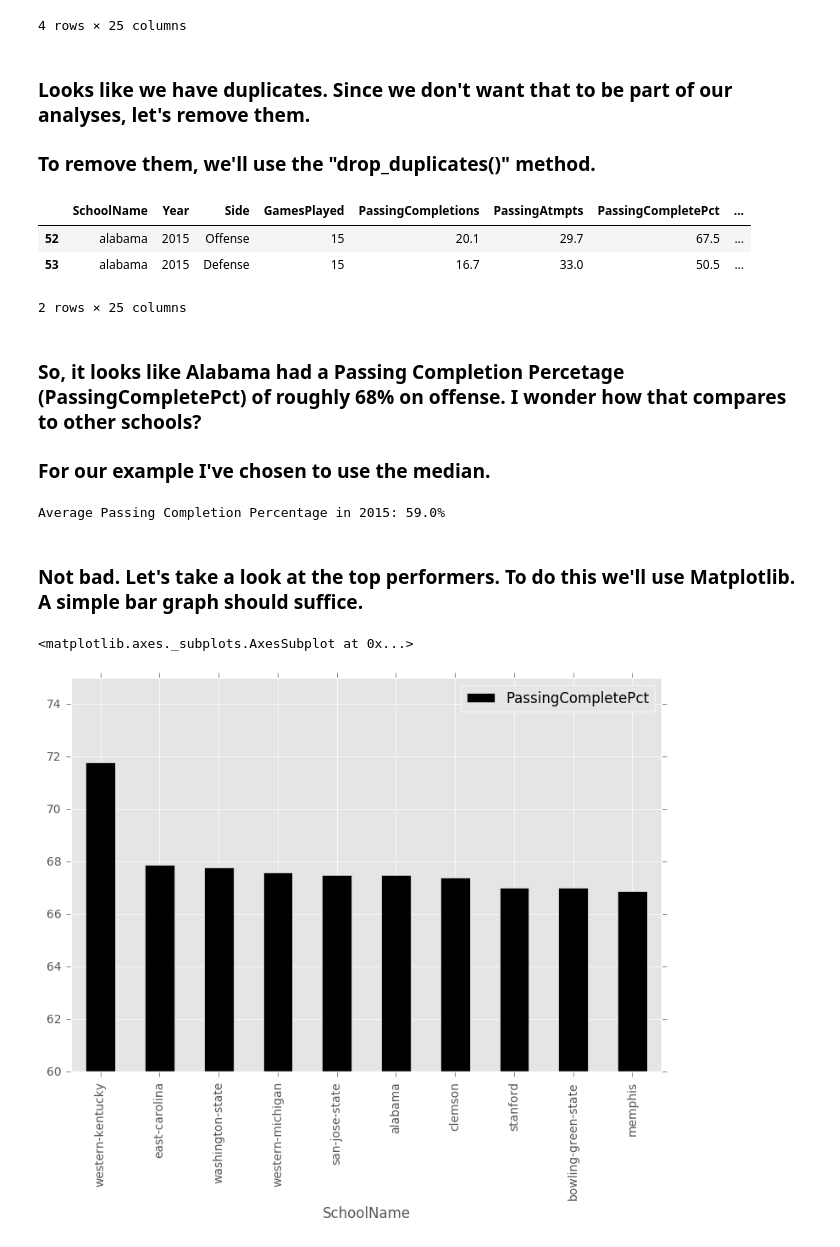
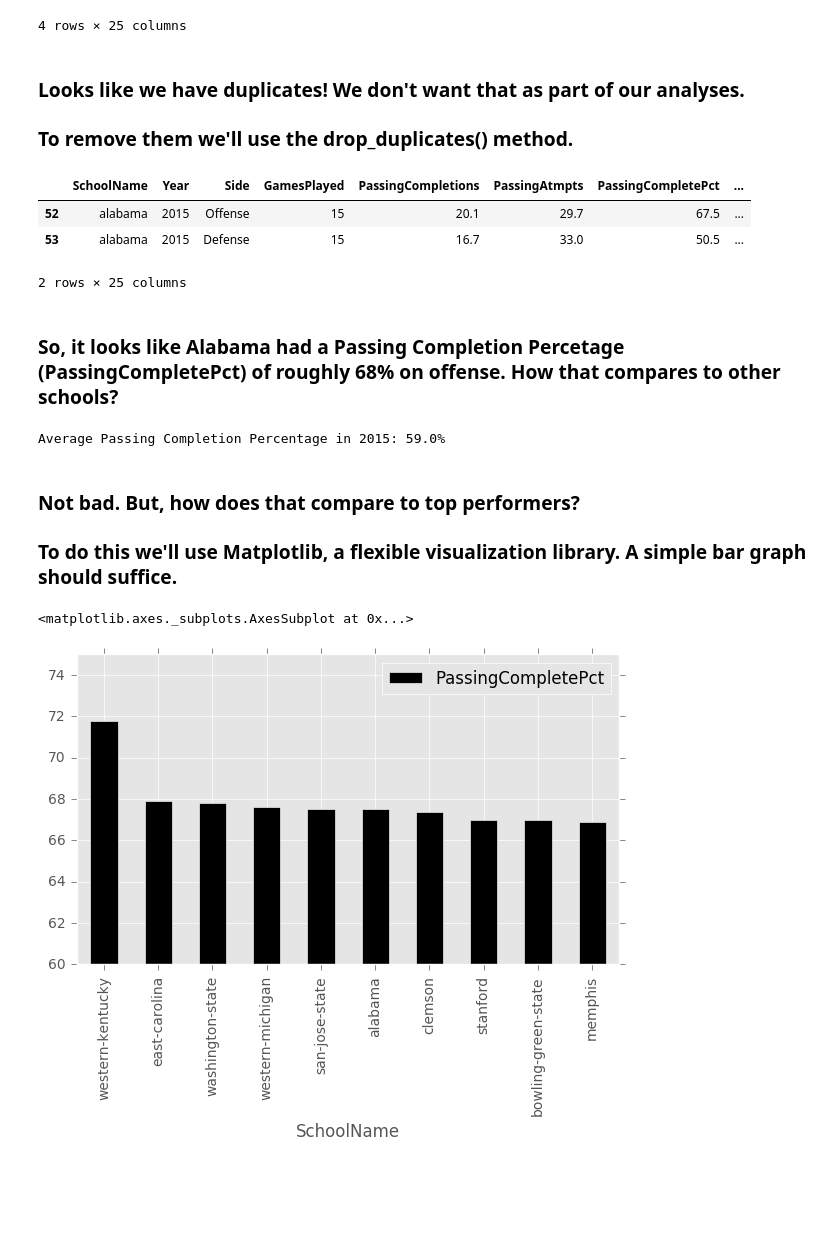
Before and after one commit to a-orangetree/College_Football_Scrape, a Jupyter notebook: SampleAnalysisUsingPython&JupyterNotebook.ipynb, the cells around one changed output. Drawn from its saved outputs; the diff is of its cells as text; code cells hidden in the pictures; blank space fills up the shorter version.

```diff
--- a/SampleAnalysisUsingPython&JupyterNotebook.ipynb
+++ b/SampleAnalysisUsingPython&JupyterNotebook.ipynb
@@ -63,9 +87,9 @@ TeamStatistics[(TeamStatistics['SchoolName'] == 'alabama') & (TeamStatistics['Ye
 | 2199 | alabama | 2015 | Defense | 15 | 16.7 | 33.0 | 50.5 | ... |
 4 rows × 25 columns
 # %% [markdown]
-### Looks like we have duplicates. Since we don't want that to be part of our analyses, let's remove them.
+### Looks like we have duplicates! We don't want that as part of our analyses.
 
-### To remove them, we'll use the "drop_duplicates()" method.
+### To remove them we'll use the drop_duplicates() method.
 # %%
 TeamStatistics = TeamStatistics.drop_duplicates()
 
@@ -77,9 +101,7 @@ TeamStatistics[(TeamStatistics['SchoolName'] == 'alabama') & (TeamStatistics['Ye
 | 53 | alabama | 2015 | Defense | 15 | 16.7 | 33.0 | 50.5 | ... |
 2 rows × 25 columns
 # %% [markdown]
-### So, it looks like Alabama had a Passing Completion Percetage (PassingCompletePct) of roughly 68% on offense. I wonder how that compares to other schools?
-
-### For our example I've chosen to use the median.
+### So, it looks like Alabama had a Passing Completion Percetage (PassingCompletePct) of roughly 68% on offense. How that compares to other schools?
 # %%
 PassCompletePct2015 = TeamStatistics[(TeamStatistics['Year'] == '2015') & (TeamStatistics['Side'] == 'Offense')]
 
@@ -92,16 +114,19 @@ print("Average Passing Completion Percentage in 2015: " + str(medianPassingCompl
 # %% [output]
 Average Passing Completion Percentage in 2015: 59.0%
 # %% [markdown]
-### Not bad. Let's take a look at the top performers.  To do this we'll use Matplotlib. A simple bar graph should suffice.
+### Not bad. But, how does that compare to top performers?
+
+### To do this we'll use Matplotlib, a flexible visualization library. A simple bar graph should suffice.
 # %%
 TopPerformers = PassCompletePct2015.sort_values('PassingCompletePct', ascending = False).head(10).copy()
+
 
 TopPerformers.plot(x = 'SchoolName'
                          ,y = 'PassingCompletePct'
                          ,kind = 'bar'
-                         ,figsize = [9,6]
+                         ,figsize = [7,4]
                          ,color = 'k'
                          ,ylim = [60,75])
 # %% [output]
 <matplotlib.axes._subplots.AxesSubplot at 0x...>
-[figure, old version]
+[figure, new version]
```
Also changed, not shown: parts of 17 cells of this notebook.
